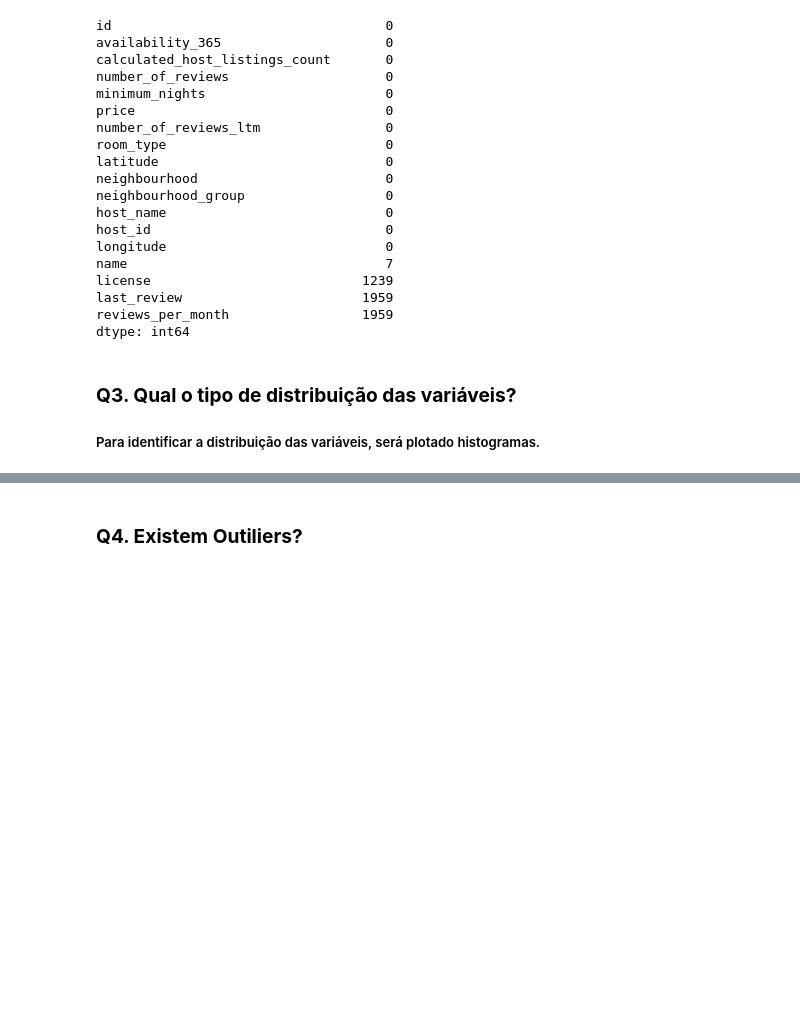
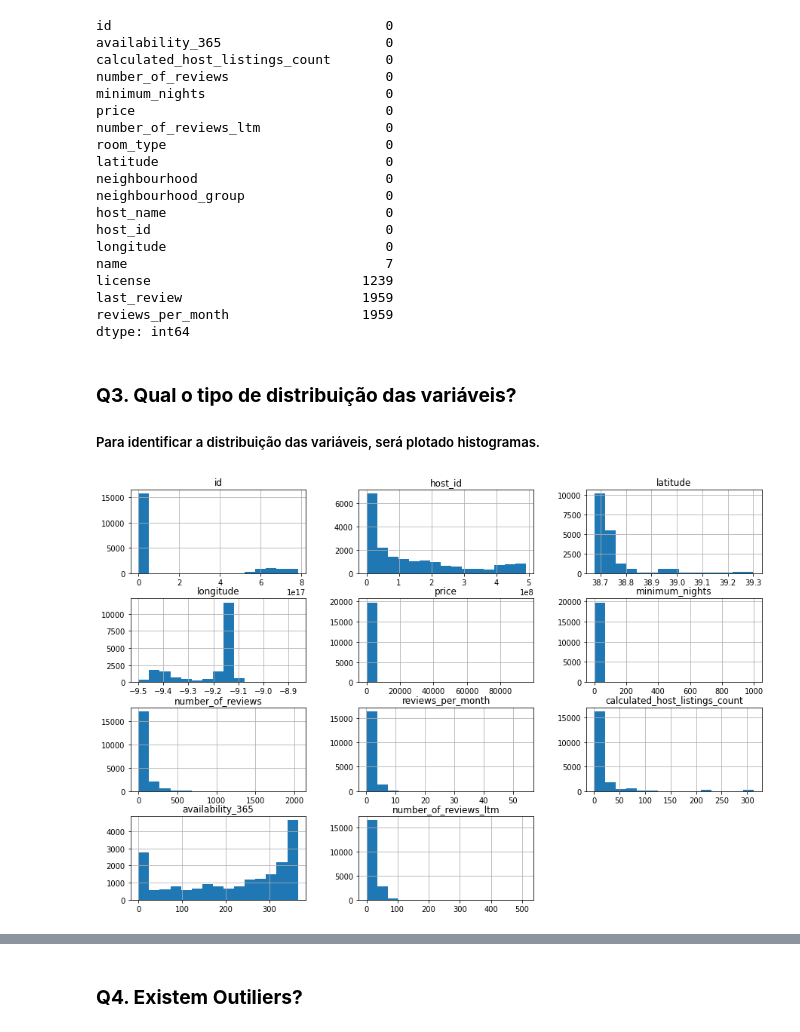
Before and after one commit to leandrofernandesbatista/Data-Science, a Jupyter notebook: Análise_exploratória_dos_Dados_do_Airbnb_na_cidade_de_Lisboa_em_Portugal.ipynb, the cells around one changed output, grey strips where cells are left out. Saved outputs shown, nothing was run; the diff lists cells and outputs as text; code cells hidden in the pictures; blank space fills up the shorter version.

```diff
--- a/Análise_exploratória_dos_Dados_do_Airbnb_na_cidade_de_Lisboa_em_Portugal.ipynb
+++ b/Análise_exploratória_dos_Dados_do_Airbnb_na_cidade_de_Lisboa_em_Portugal.ipynb
@@ -151,6 +151,11 @@ dtype: int64
 ### **Q3. Qual o tipo de distribuição das variáveis?**
 
 ##### Para identificar a distribuição das variáveis, será plotado histogramas.
+# %%
+# plotar o histograma das variáveis numéricas
+dados.hist(bins=15, figsize=(15,10));
+# %% [output]
+[figure, added]
 # %%
 fig = make_subplots(rows=3, cols=3, subplot_titles=("id", "availability_365", "price", "latitude", 'longitude',
                                                     'calculated_host_listings_count', 'minimum_nights', 'number_of_reviews' ,'reviews_per_month'))
```
